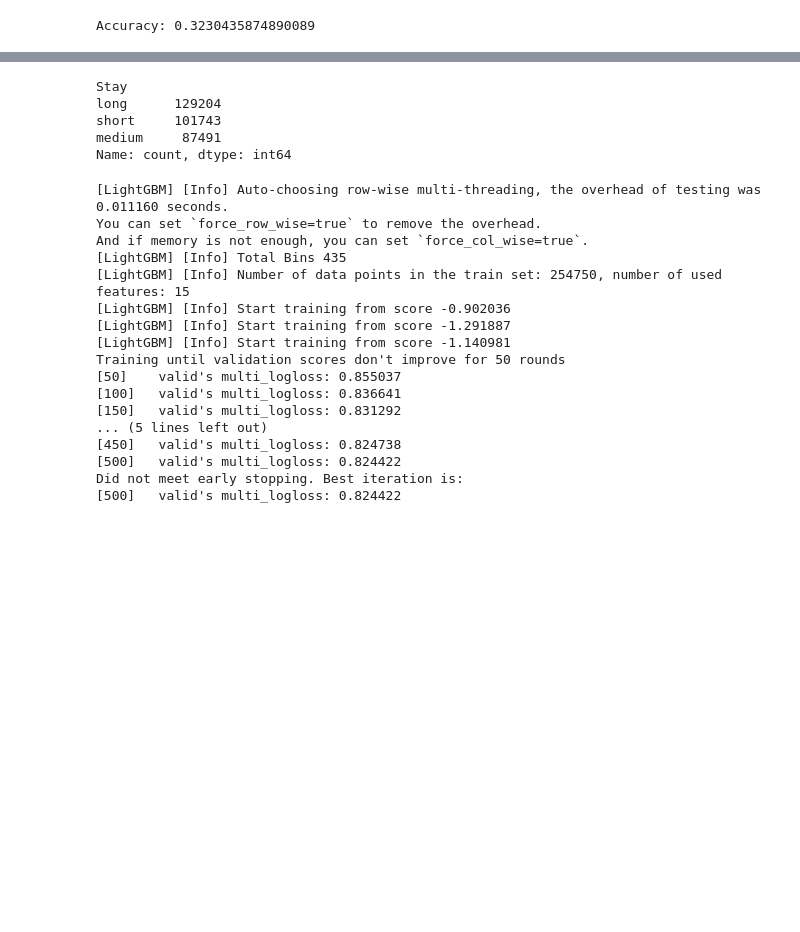
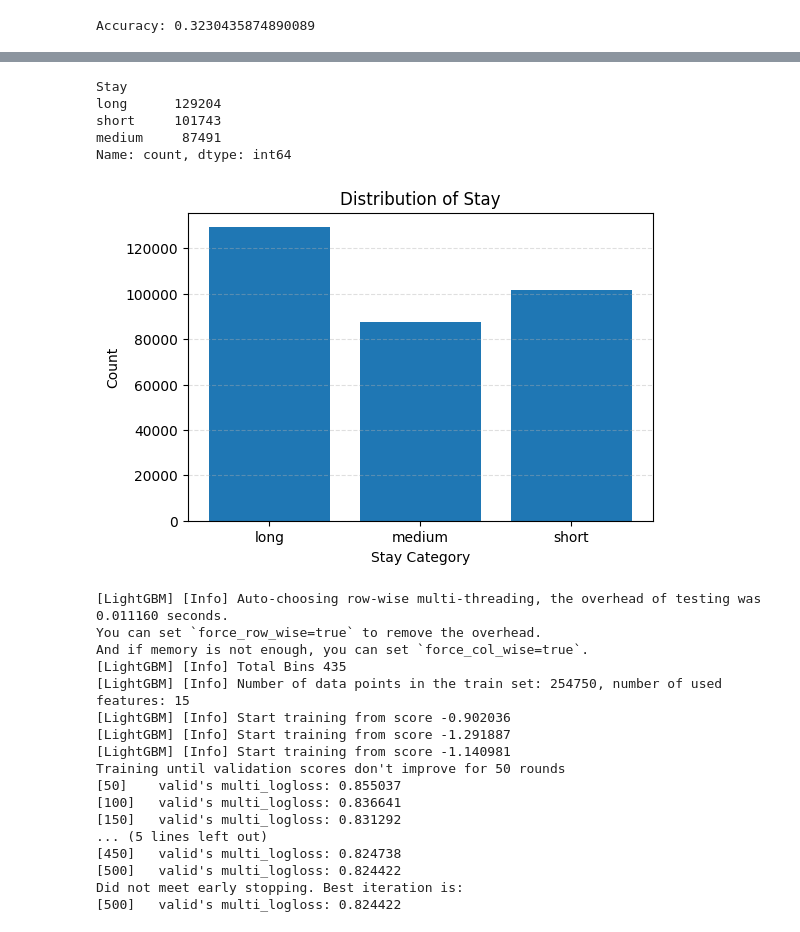
Before and after one commit to zsyed44/DS3000FinalProject, a Jupyter notebook: src/Nursing.ipynb, the cells around one changed output, grey strips where cells are left out. Cells and saved outputs as stored; diff of their text form; code cells hidden in the pictures; blank space fills up the shorter version.

```diff
--- a/Nursing.ipynb
+++ b/src/Nursing.ipynb
@@ -433,29 +459,40 @@ We will explore this technique, as well as training on a model that is a little
 # %%
 #Lets start with a fresh dataframe, since the previous iteration has a lot of changes
 data = pd.read_csv("train_data.csv")
 data = data.drop(["case_id", "patientid"], axis=1)
 data2 = data.drop(["Department", "Hospital_region_code"], axis=1) # A second dataset dropping these 2 values as well, which we deemed irrelavant earlier
 
 def stay_mapping(stay):
     # adjust these strings if your exact labels differ
     if stay in ["0-10", "11-20"]:
         return "short"          # 0–20 days
     elif stay in ["21-30"]:
         return "medium"         # 21–30 days
     else:
         # everything 31+ days, including "More than 100 Days"
         return "long"
 
 data["Stay"] = data["Stay"].apply(stay_mapping)
 data2["Stay"] = data["Stay"].apply(stay_mapping)
 
 print(data["Stay"].value_counts()) # Prints a relatively even split (MUCH MUCH better than before) Short : Med : Long = 1.163 : 1 : 1.477
+
+stay_counts = data["Stay"].value_counts().sort_index()
+
+plt.figure(figsize=(6,4))
+plt.bar(stay_counts.index, stay_counts.values)
+plt.ylabel("Count")
+plt.xlabel("Stay Category")
+plt.title("Distribution of Stay")
+plt.grid(axis="y", linestyle="--", alpha=0.4)
+plt.show()
 # %% [output]
 Stay
 long      129204
 short     101743
 medium     87491
 Name: count, dtype: int64
+[figure, added]
 # %%
 y = data["Stay"]
 le = LabelEncoder()
```
Also changed, not shown: parts of 2 cells of this notebook, 12 other files.
